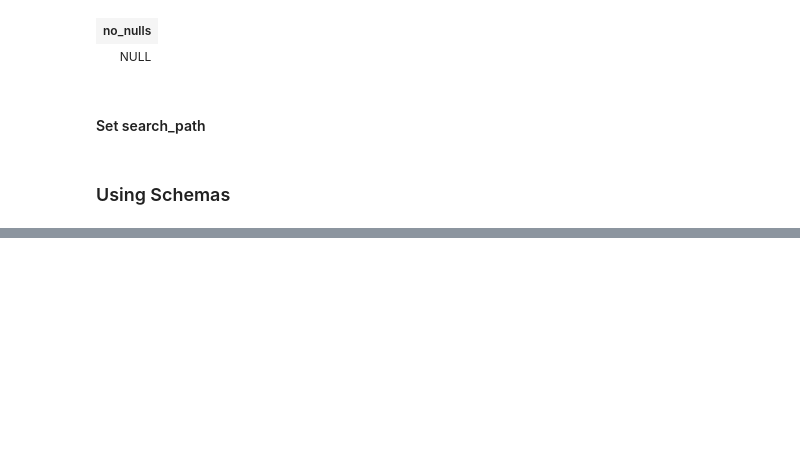
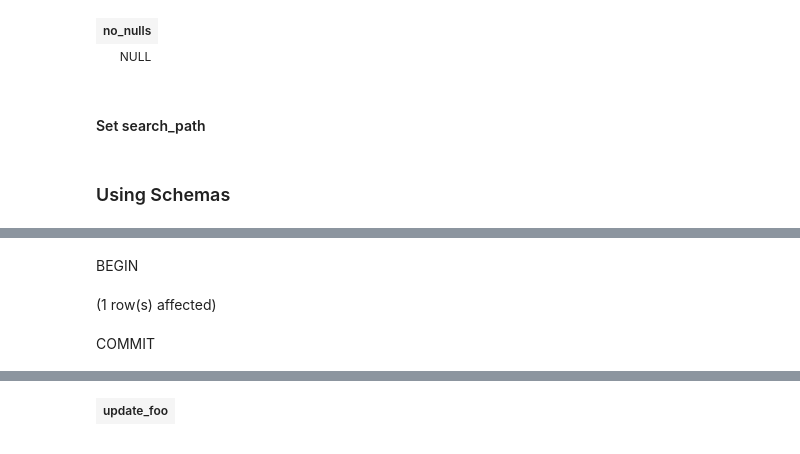
Before and after one commit to yaowenqiang/capturing_logic_with_custom_functions_in_postgresql, a Jupyter notebook: Notebook-1.ipynb, the cells around one changed output, grey strips where cells are left out. Drawn from its saved outputs; the diff is of its cells as text; code cells hidden in the pictures; blank space fills up the shorter version.

```diff
--- a/Notebook-1.ipynb
+++ b/Notebook-1.ipynb
@@ -1828,0 +2097,8 @@ GRANT EXECUTE on all FUNCTIONS IN SCHEMA cust to report_analysts;
+# %%
+BEGIN TRANSACTION ISOLATION LEVEL READ COMMITTED;
+SELECT update_foo(42, 'The answer.');
+COMMIT;
+# %% [output]
+BEGIN
+(1 row(s) affected)
+COMMIT
@@ -1828,0 +2106,2 @@ GRANT EXECUTE on all FUNCTIONS IN SCHEMA cust to report_analysts;
+| update_foo |
+|  |
```
Also changed, not shown: parts of 22 cells of this notebook.
